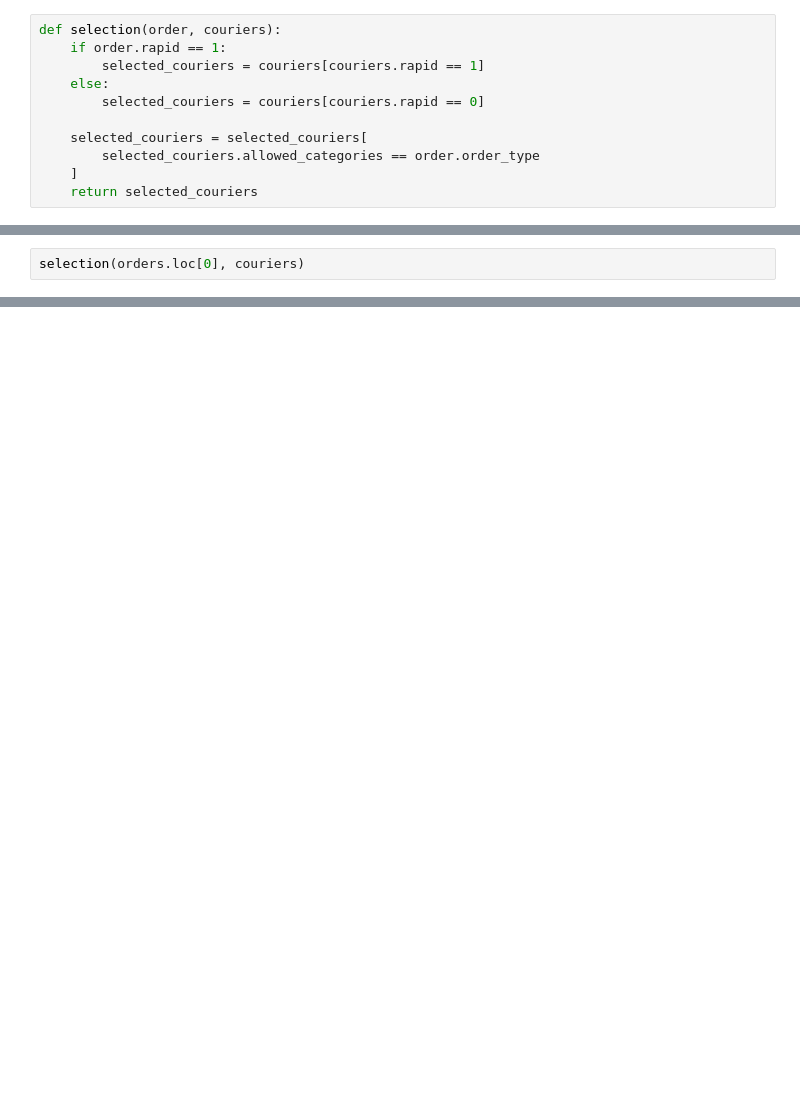
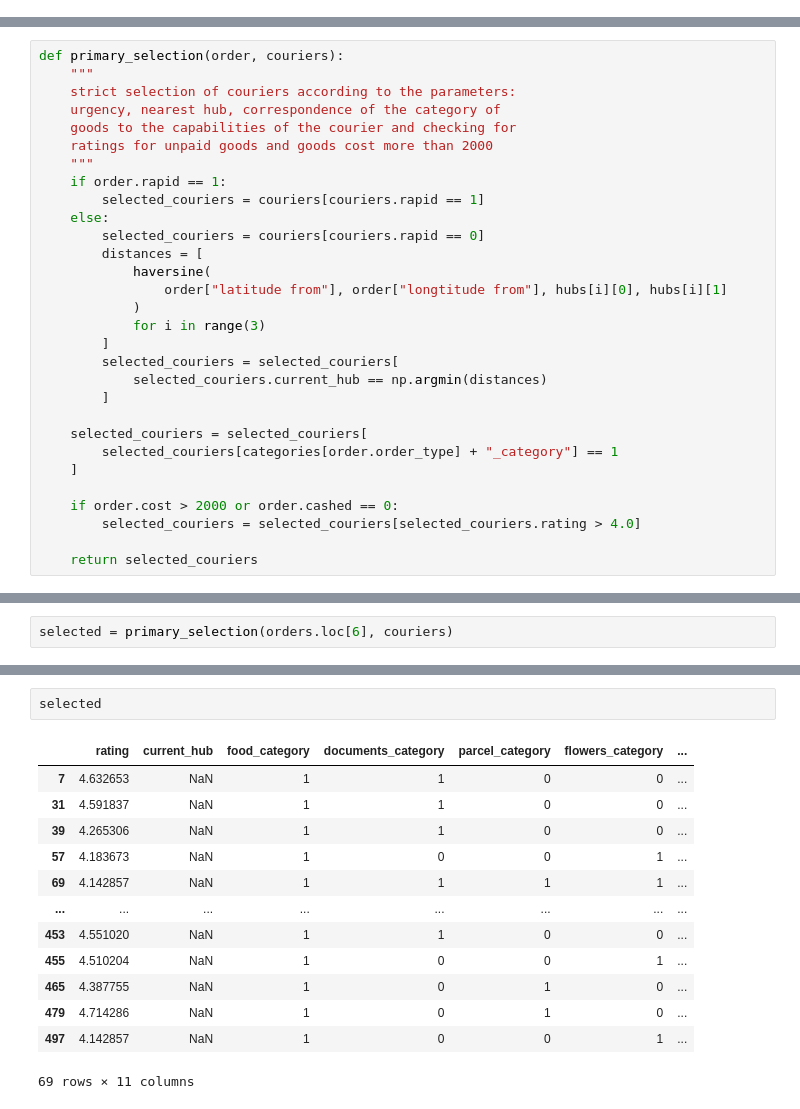
Before and after one commit to andrey-kaverin-89/A-2, a Jupyter notebook: courier_selection.ipynb, the cells around one changed output, grey strips where cells are left out. Saved outputs shown, nothing was run; the diff lists cells and outputs as text; blank space fills up the shorter version.

Commit message:
added courier selection and the model

```diff
--- a/courier_selection.ipynb
+++ b/courier_selection.ipynb
@@ -146,11 +114,0 @@ orders = orders.drop(columns=["date", "adress from", "adress to"])
-# %%
-def selection(order, couriers):
-    if order.rapid == 1:
-        selected_couriers = couriers[couriers.rapid == 1]
-    else:
-        selected_couriers = couriers[couriers.rapid == 0]
-
-    selected_couriers = selected_couriers[
-        selected_couriers.allowed_categories == order.order_type
-    ]
-    return selected_couriers
@@ -158,0 +115,30 @@ def selection(order, couriers):
+# %%
+def primary_selection(order, couriers):
+    """
+    strict selection of couriers according to the parameters:
+    urgency, nearest hub, correspondence of the category of
+    goods to the capabilities of the courier and checking for
+    ratings for unpaid goods and goods cost more than 2000
+    """
+    if order.rapid == 1:
+        selected_couriers = couriers[couriers.rapid == 1]
+    else:
+        selected_couriers = couriers[couriers.rapid == 0]
+        distances = [
+            haversine(
+                order["latitude from"], order["longtitude from"], hubs[i][0], hubs[i][1]
+            )
+            for i in range(3)
+        ]
+        selected_couriers = selected_couriers[
+            selected_couriers.current_hub == np.argmin(distances)
+        ]
+
+    selected_couriers = selected_couriers[
+        selected_couriers[categories[order.order_type] + "_category"] == 1
+    ]
+
+    if order.cost > 2000 or order.cashed == 0:
+        selected_couriers = selected_couriers[selected_couriers.rating > 4.0]
+
+    return selected_couriers
@@ -159,3 +147,3 @@ def selection(order, couriers):
 # %%
-selection(orders.loc[0], couriers)
+selected = primary_selection(orders.loc[6], couriers)
 # %% [output]
@@ -186,0 +151,16 @@ TypeError: fit() missing 1 required positional argument: 'qids'
+# %%
+selected
+# %% [output]
+|  | rating | current_hub | food_category | documents_category | parcel_category | flowers_category | ... |
+| 7 | 4.632653 | NaN | 1 | 1 | 0 | 0 | ... |
+| 31 | 4.591837 | NaN | 1 | 1 | 0 | 0 | ... |
+| 39 | 4.265306 | NaN | 1 | 1 | 0 | 0 | ... |
+| 57 | 4.183673 | NaN | 1 | 0 | 0 | 1 | ... |
+| 69 | 4.142857 | NaN | 1 | 1 | 1 | 1 | ... |
+| ... | ... | ... | ... | ... | ... | ... | ... |
+| 453 | 4.551020 | NaN | 1 | 1 | 0 | 0 | ... |
+| 455 | 4.510204 | NaN | 1 | 0 | 0 | 1 | ... |
+| 465 | 4.387755 | NaN | 1 | 0 | 1 | 0 | ... |
+| 479 | 4.714286 | NaN | 1 | 0 | 1 | 0 | ... |
+| 497 | 4.142857 | NaN | 1 | 0 | 0 | 1 | ... |
+69 rows × 11 columns
```
Also changed, not shown: parts of 28 cells of this notebook, 1 other file.
